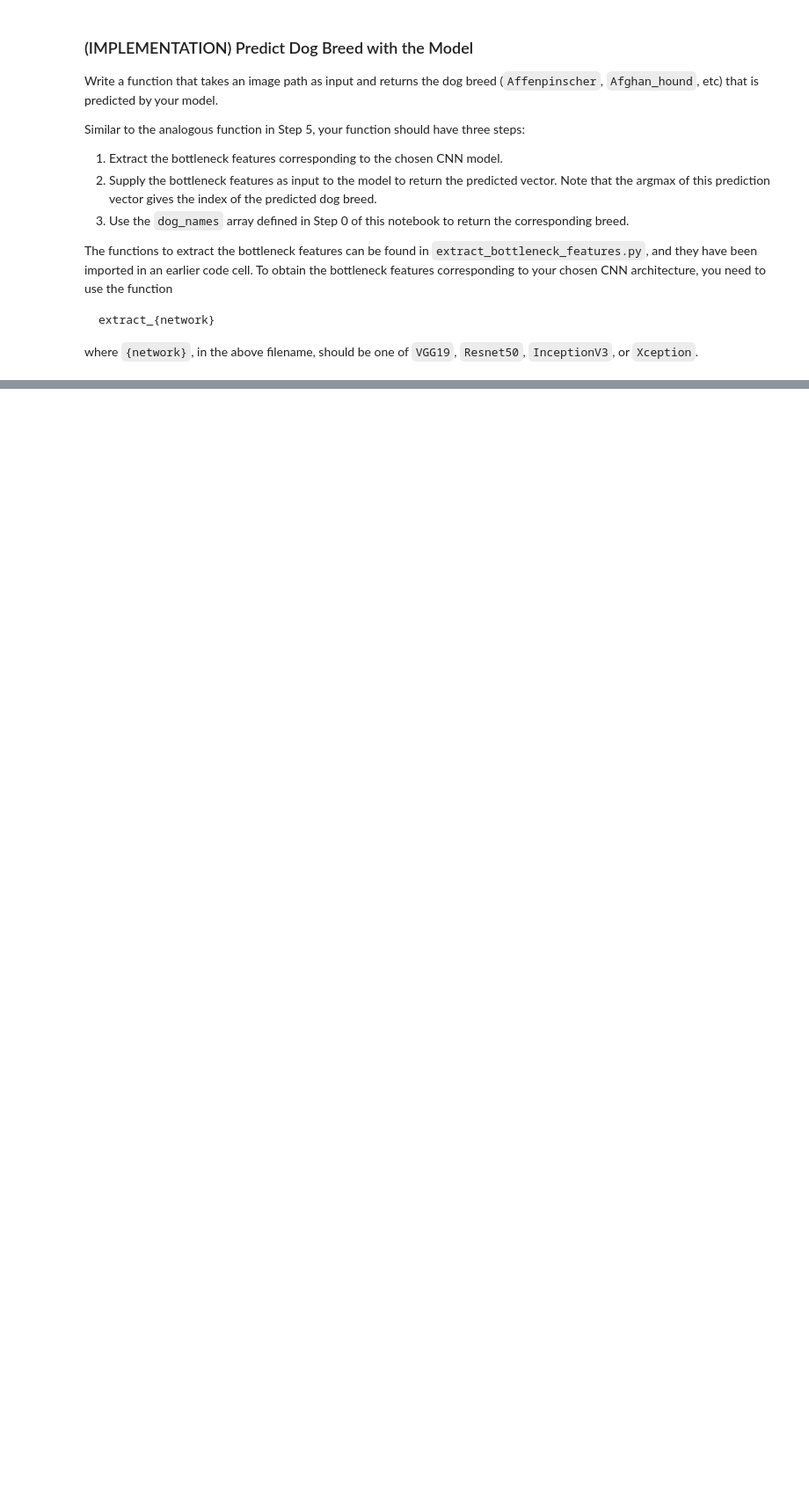
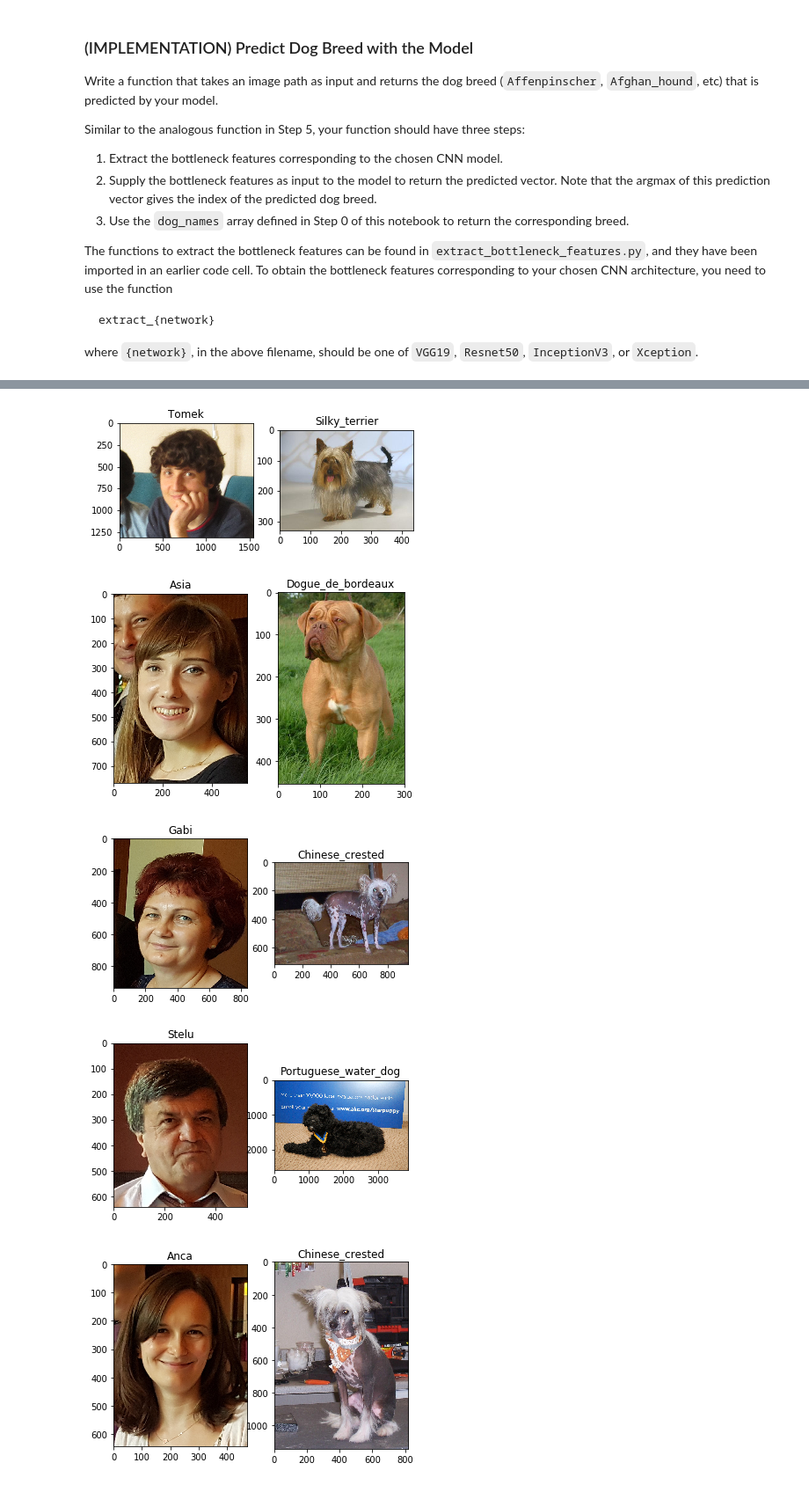
Before and after one commit to kurazu/dog-project, a Jupyter notebook: dog_app.ipynb, the cells around one changed output, grey strips where cells are left out. Shown at 88% size. Cells and saved outputs as stored; diff of their text form; code cells hidden in the pictures; blank space fills up the shorter version.

Commit message:
resnet50

```diff
--- a/dog_app.ipynb
+++ b/dog_app.ipynb
@@ -696,3 +719,5 @@ You are welcome to [augment the training data](https://blog.keras.io/building-po
+# %%
+Resnet50_model.load_weights('saved_models/weights.best.Resnet50.hdf5')
 # %% [markdown]
 ### (IMPLEMENTATION) Test the Model
 
@@ -717,6 +747,15 @@ where `{network}`, in the above filename, should be one of `VGG19`, `Resnet50`,
 # %%
 ### TODO: Write a function that takes a path to an image as input
 ### and returns the dog breed that is predicted by the model.
+from extract_bottleneck_features import extract_Resnet50
+
+def Resnet50_predict_breed(img_path):
+    # extract bottleneck features
+    bottleneck_feature = extract_Resnet50(path_to_tensor(img_path))
+    # obtain predicted vector
+    predicted_vector = Resnet50_model.predict(bottleneck_feature)
+    # return dog breed that is predicted by the model
+    return dog_names[np.argmax(predicted_vector)]
 # %% [markdown]
 ---
 <a id='step6'></a>
@@ -740,0 +777,40 @@ Some sample output for our algorithm is provided below, but feel free to design
+# %%
+### TODO: Write your algorithm.
+### Feel free to use as many code cells as needed.
+import os.path
+import matplotlib.pyplot as plt
+import matplotlib.image as mpimg
+import random
+
+def get_example(breed):
+    folder = os.path.join('dogImages', 'train', f'*{breed}')
+    images = glob(os.path.join(folder, '*'))
+    return random.choice(images)
+
+def predict_and_show(label, filename):
+    file_path = os.path.join('images', filename)
+    breed = Resnet50_predict_breed(file_path)
+    example_image_path = get_example(breed)
+
+    sub = plt.subplot(1, 2, 1)
+    sub.set_title(label)
+    plt.imshow(mpimg.imread(file_path))
+
+    sub = plt.subplot(1, 2, 2)
+    sub.set_title(breed)
+    plt.imshow(mpimg.imread(example_image_path))
+
+    plt.show()
+# %%
+predict_and_show('Tomek', 'IMG_3164.JPG')
+predict_and_show('Asia', 'asia.jpg')
+predict_and_show('Gabi', 'gabi.jpg')
+predict_and_show('Stelu', 'stelu.jpg')
+predict_and_show('Anca', 'anca.jpg')
+predict_and_show('Tomek', 'tomek.jpg')
+# %% [output]
+[figure, added]
+[figure, added]
+[figure, added]
+[figure, added]
+[figure, added]
```
Also changed, not shown: parts of 12 cells of this notebook.
